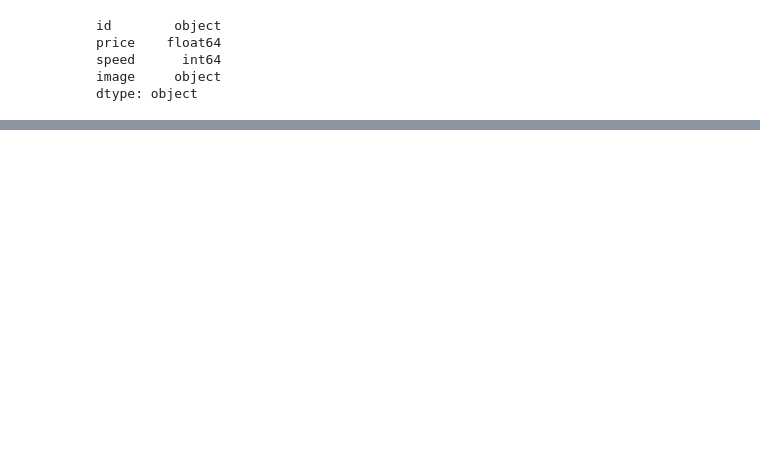
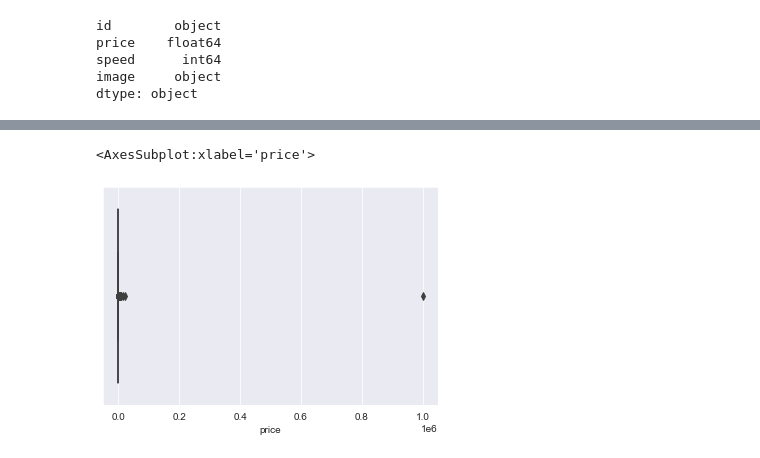
Before and after one commit to ZhangXichu/purr-price-prediction, a Jupyter notebook: main.ipynb, the cells around one changed output, grey strips where cells are left out. Drawn from its saved outputs; the diff is of its cells as text; code cells hidden in the pictures; blank space fills up the shorter version.

```diff
--- a/main.ipynb
+++ b/main.ipynb
@@ -97,0 +126,5 @@ dtype: object
+# %%
+sns.boxplot(x=train_data["price"])
+# %% [output]
+<AxesSubplot:xlabel='price'>
+[figure, added]
```
Also changed, not shown: parts of 12 cells of this notebook.
